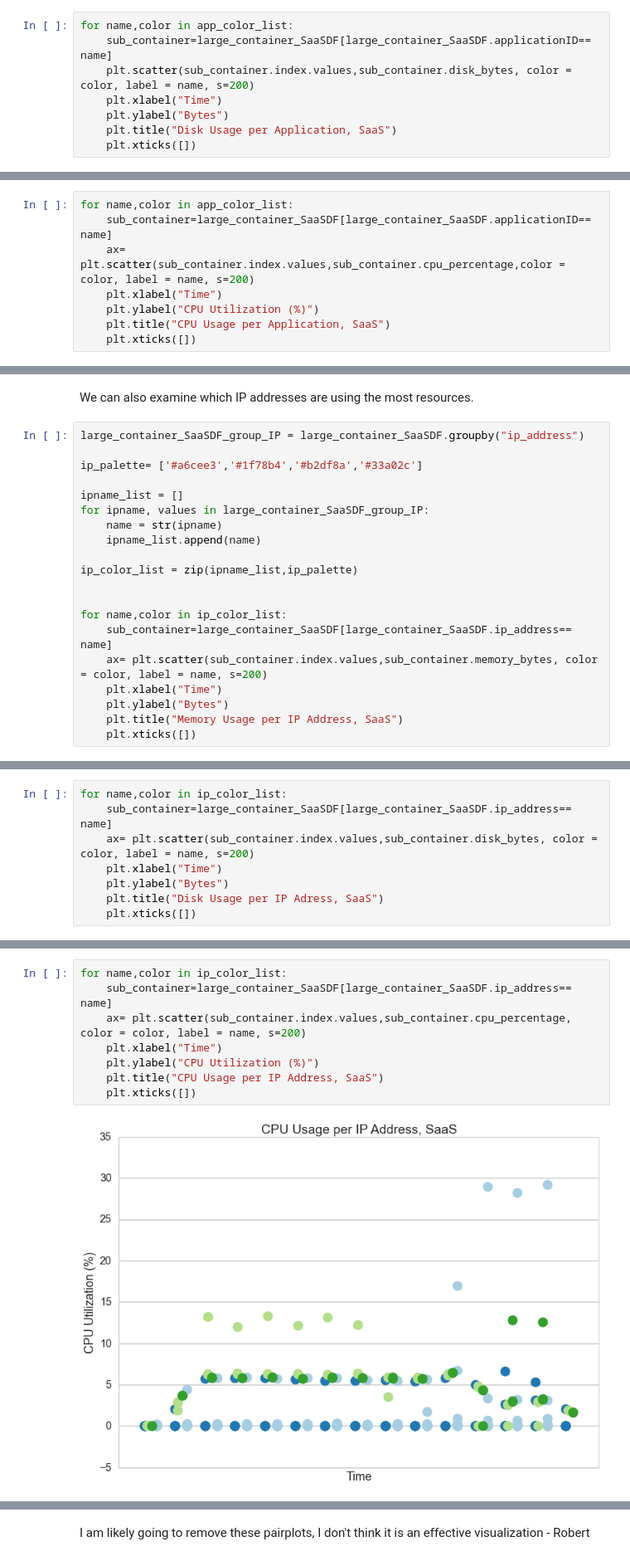
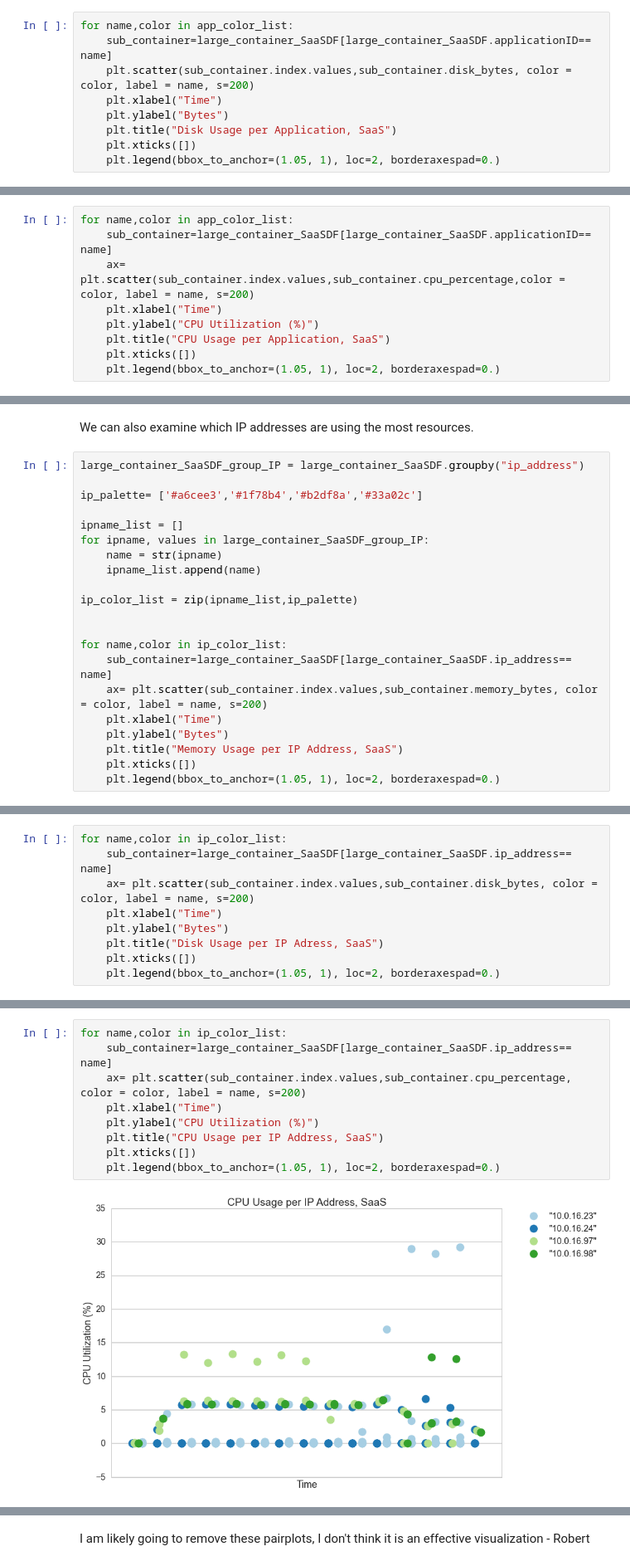
Before and after one commit to harvard-team-pivot/elastic-compute, a Jupyter notebook: elasticCompute.ipynb, the cells around one changed output, grey strips where cells are left out. Shown at 83% size. Drawn from its saved outputs; the diff is of its cells as text.

```diff
--- a/elasticCompute.ipynb
+++ b/elasticCompute.ipynb
@@ -493,4 +496,5 @@ for name,color in app_color_list:
     plt.ylabel("Bytes")
     plt.title("Disk Usage per Application, SaaS")
     plt.xticks([])
+    plt.legend(bbox_to_anchor=(1.05, 1), loc=2, borderaxespad=0.)
 # %% [output]
@@ -503,4 +507,5 @@ for name,color in app_color_list:
     plt.ylabel("CPU Utilization (%)")
     plt.title("CPU Usage per Application, SaaS")
     plt.xticks([])
+    plt.legend(bbox_to_anchor=(1.05, 1), loc=2, borderaxespad=0.)
 # %% [output]
@@ -527,4 +532,5 @@ for name,color in ip_color_list:
     plt.ylabel("Bytes")
     plt.title("Memory Usage per IP Address, SaaS")
     plt.xticks([])
+    plt.legend(bbox_to_anchor=(1.05, 1), loc=2, borderaxespad=0.)
 # %% [output]
@@ -537,4 +543,5 @@ for name,color in ip_color_list:
     plt.ylabel("Bytes")
     plt.title("Disk Usage per IP Adress, SaaS")
     plt.xticks([])
+    plt.legend(bbox_to_anchor=(1.05, 1), loc=2, borderaxespad=0.)
 # %% [output]
@@ -542,13 +549,14 @@ for name,color in ip_color_list:
 # %%
 for name,color in ip_color_list:
     sub_container=large_container_SaaSDF[large_container_SaaSDF.ip_address== name]
     ax= plt.scatter(sub_container.index.values,sub_container.cpu_percentage, color = color, label = name, s=200)
     plt.xlabel("Time")
     plt.ylabel("CPU Utilization (%)")
     plt.title("CPU Usage per IP Address, SaaS")
     plt.xticks([])
+    plt.legend(bbox_to_anchor=(1.05, 1), loc=2, borderaxespad=0.)
 # %% [output]
-[figure, old version]
+[figure, new version]
 # %%
 large_container_SaaSDF_group_index = large_container_SaaSDF.groupby("instance_index")
 
```
Also changed, not shown: parts of 12 cells of this notebook.
